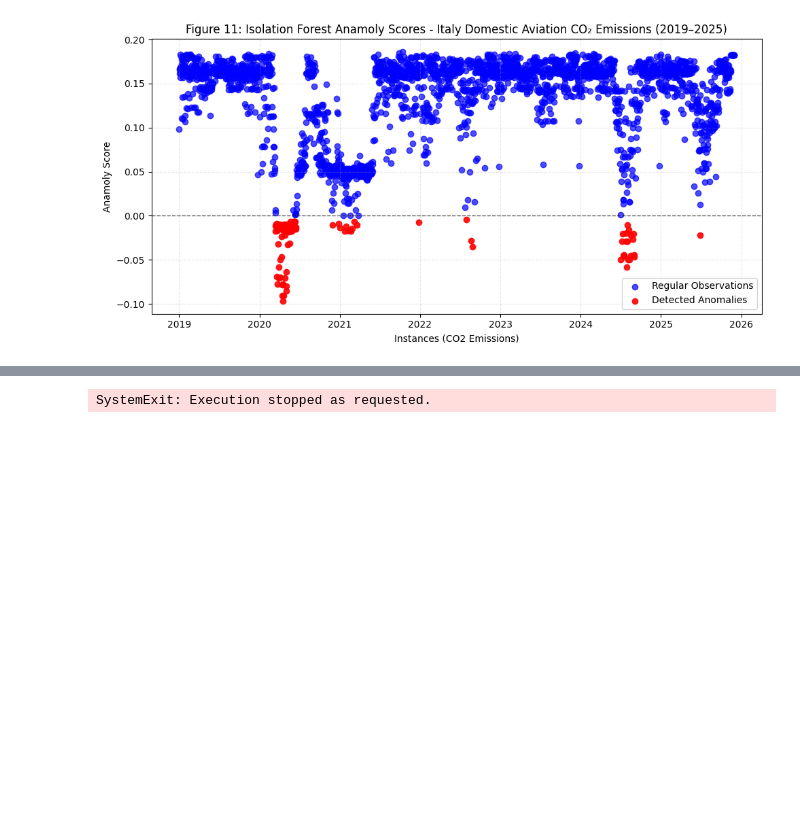
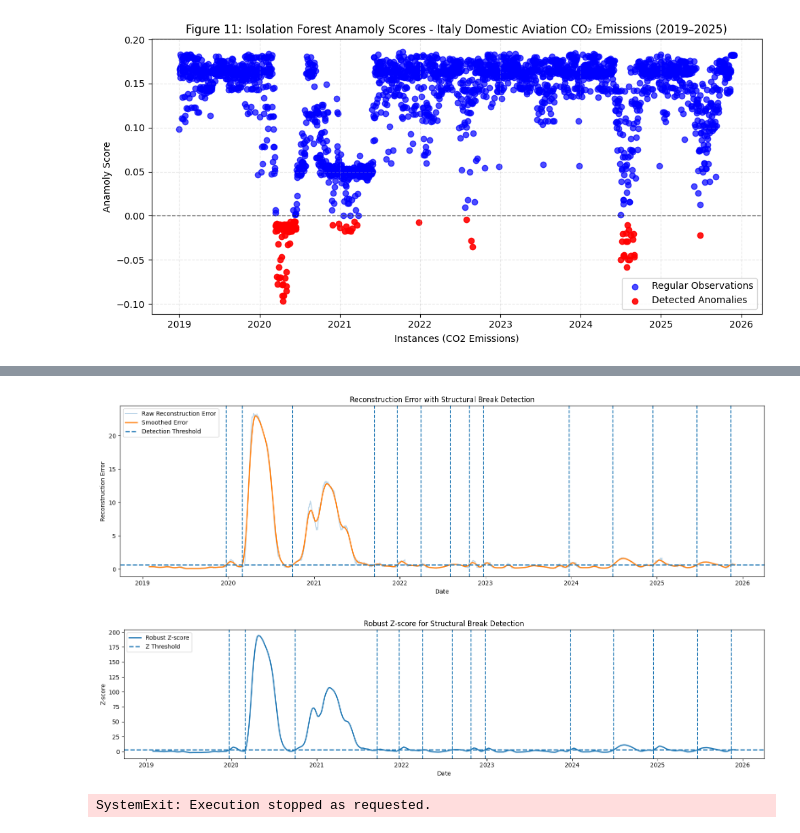
Before and after one commit to thisishasan/data_mining_and_machine_learning, a Jupyter notebook: data_mining_machine_learning.ipynb, the cells around one changed output, grey strips where cells are left out. Saved outputs shown, nothing was run; the diff lists cells and outputs as text; code cells hidden in the pictures; blank space fills up the shorter version.

```diff
--- a/data_mining_machine_learning.ipynb
+++ b/data_mining_machine_learning.ipynb
@@ -1365,18 +1201,16 @@ print(len(italy_domestic_aviation_df))
 # %%
-break_dates = detect_structural_breaks(
+results = detect_structural_breaks(
     dataframe=italy_domestic_aviation_df,
     target_column="value",
     baseline_cutoff="2020-03-01",
     window_length=30,
-    hidden_dim=64,
+    hidden_dim=16,
     epochs=30,
-    batch_size=128,
+    batch_size=64,
     learning_rate=0.001,
-    smoothing_window=7,
+    smoothing_window=30,
     z_threshold=3.0,
     min_consecutive_days=7,
     seed=42,
 )
-
-print("Detected break dates:", break_dates)
 # %% [output]
@@ -1403,0 +1224,2 @@ Detected break dates: [Timestamp('2019-12-25 00:00:00'), Timestamp('2020-03-10 0
+# %%
+display(results['epoch_mse_df'].set_index('EPOCH').tail())
@@ -1404,3 +1306,16 @@ Detected break dates: [Timestamp('2019-12-25 00:00:00'), Timestamp('2020-03-10 0
+# %%
+plot_results(
+    reconstruction_error=results["reconstruction_error"],
+    smoothed_error=results["smoothed_error"],
+    z_score=results["robust_z"],
+    break_dates=results["break_dates"],
+    baseline_center=results["baseline_center"],
+    baseline_scale=results["baseline_scale"],
+    z_threshold=results["z_threshold"]
+)
+# %% [output]
+[figure, added]
+[figure, added]
 # %%
 raise SystemExit("Execution stopped as requested.")
 # %% [output]
```
Also changed, not shown: parts of 30 cells of this notebook.
